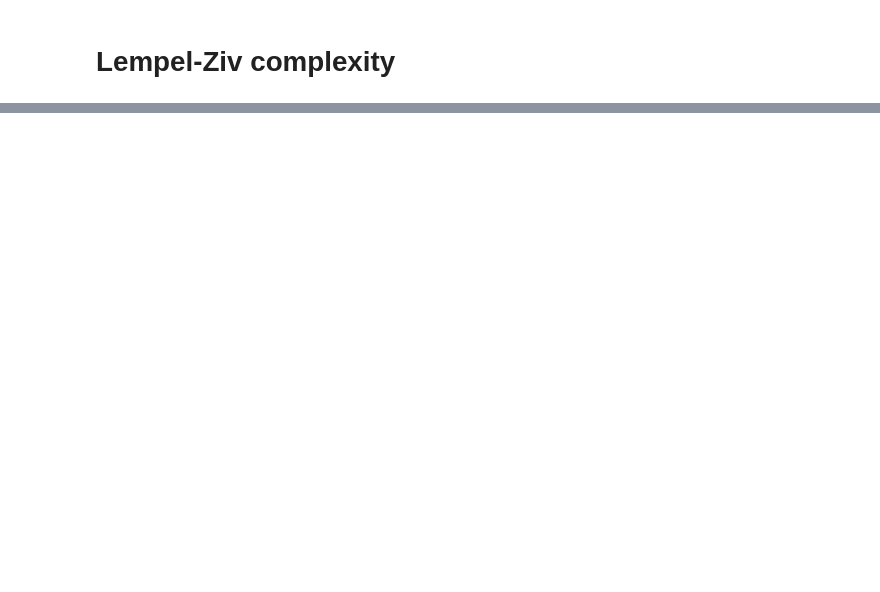
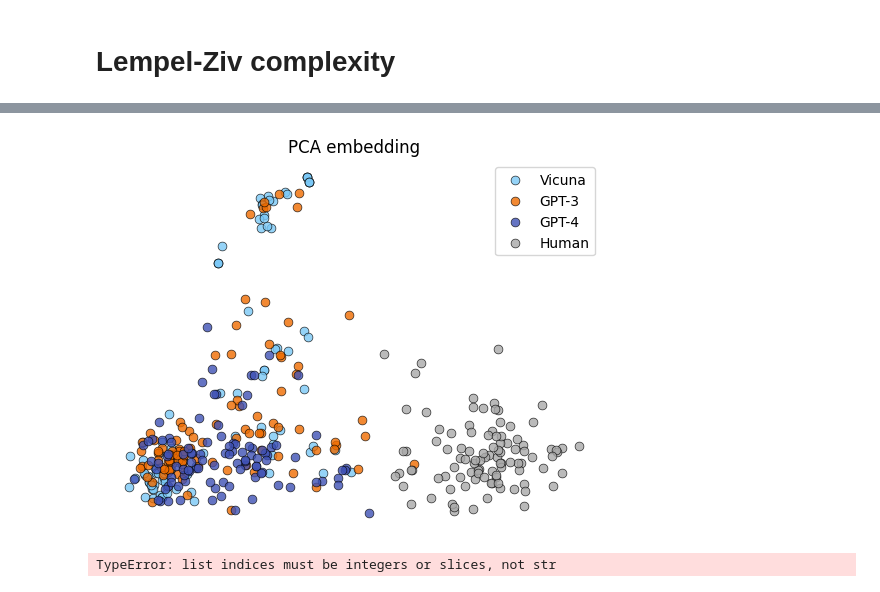
Before and after one commit to AntoineBellemare/DAT_GPT, a Jupyter notebook: notebook/text_embedding_viz.ipynb, the cells around one changed output, grey strips where cells are left out. Drawn from its saved outputs; the diff is of its cells as text; code cells hidden in the pictures; blank space fills up the shorter version.

```diff
--- a/notebook/text_embedding_viz.ipynb
+++ b/notebook/text_embedding_viz.ipynb
@@ -309,0 +353,29 @@ complexity_plot(fnames, "Synopsis", colors=colors, show=False)
+# %%
+model_colors = {"GPT-3": "#EF6C00", "GPT-4": "#3F51B5", "Vicuna": "#7BC8F6", "Human": "darkgrey"}
+# %%
+models = {
+    "Vicuna": ["Vicuna_temp0.8_haikus.json"],
+    "GPT-3": ["GPT3_temp1.0_haikus.json"],
+    "GPT-4": ["GPT4_temp1.0_haikus.json"],
+    "Human": ["human_haikus.json"]
+}
+
+vecs = load_data(models, fname_only=True, vecs=True)
+plot_embedding(vecs, "Haiku", embedding_type="pca", colors=[model_colors[key] for key in models.keys()], title=False, show=False)
+plt.title("PCA embedding")
+plt.savefig("../figures/haiku_pca.png", dpi=300)
+# %% [output]
+[figure, added]
+# %%
+models = {
+    "Vicuna": ["vicuna_temp0.8_flash_fictions.json"],
+    "GPT-3": ["GPT3_temp1.0_flash_fictions.json"],
+    "GPT-4": ["GPT4_temp1.0_flash_fictions.json"],
+}
+
+vecs = load_data(models, fname_only=True, vecs=True)
+plot_embedding(vecs, "Flash Fiction", embedding_type="pca", colors=[colors[key] for key in models.keys()], title=False, show=False)
+plt.title("PCA embedding")
+plt.savefig("../figures/flash_fiction_pca.png", dpi=300)
+# %% [output]
+TypeError: list indices must be integers or slices, not str
```
Also changed, not shown: parts of 19 cells of this notebook, 1 other file.
